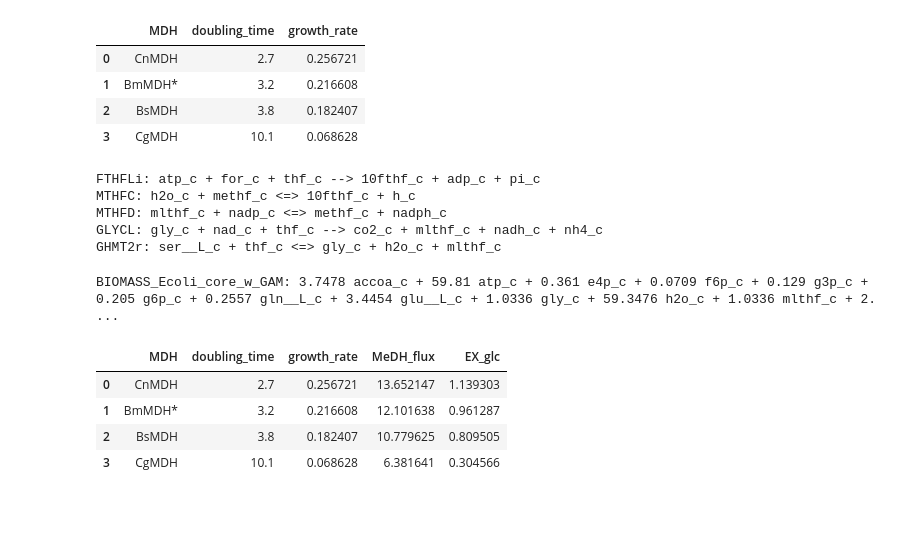
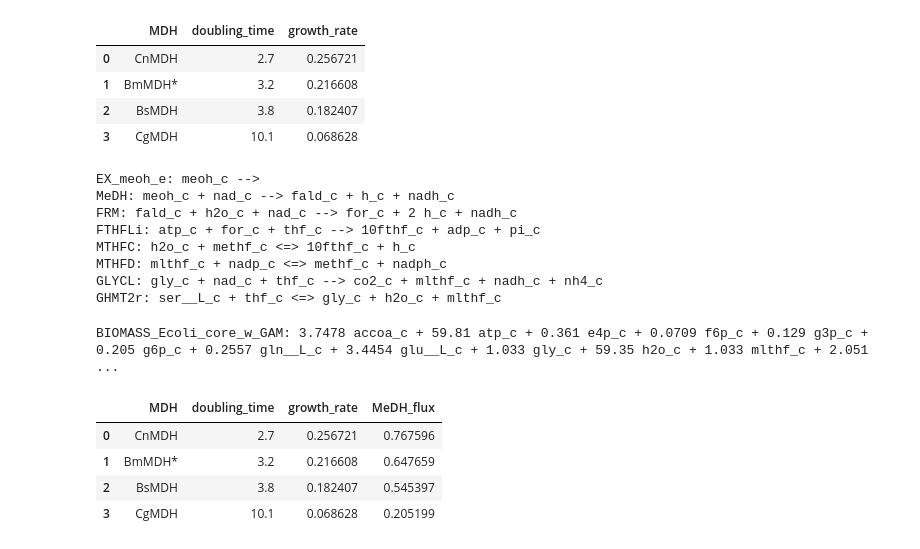
Before and after one commit to he-hai/PubSuppl, a Jupyter notebook: 2020_LPD/LPD_FBA.ipynb, the cells around one changed output. Cells and saved outputs as stored; diff of their text form; code cells hidden in the pictures; blank space fills up the shorter version.

```diff
--- a/2020_LPD/LPD_FBA.ipynb
+++ b/2020_LPD/LPD_FBA.ipynb
@@ -620,54 +579,60 @@ growth_MDH
 | 3 | CgMDH | 10.1 | 0.068628 |
 # %%
 # first build the model
-model_C1 = model_MDH.copy()
+model_C1 = model_wt.copy()
 full_model = cobra.io.load_json_model(r'..\0_ecoli_models\iML1515.json')
 
 newRxns = [
+    model_MDH.reactions.EX_meoh_e,
+    model_MDH.reactions.MeDH,
+    model_MDH.reactions.FRM,
     full_model.reactions.FTHFLi,  # formate-THF ligase
     full_model.reactions.MTHFC,   # Methenyltetrahydrofolate cyclohydrolase
     full_model.reactions.MTHFD,   # Methylenetetrahydrofolate dehydrogenase (NADP)
     full_model.reactions.GLYCL,   # GCV
-    full_model.reactions.GHMT2r  # GlyA
+    full_model.reactions.GHMT2r   # GlyA
 ]
+
 # to check the reactions
 for i in newRxns:
     print(i)
 # %% [output]
+EX_meoh_e: meoh_c -->
+MeDH: meoh_c + nad_c --> fald_c + h_c + nadh_c
+FRM: fald_c + h2o_c + nad_c --> for_c + 2 h_c + nadh_c
 FTHFLi: atp_c + for_c + thf_c --> 10fthf_c + adp_c + pi_c
 MTHFC: h2o_c + methf_c <=> 10fthf_c + h_c
 MTHFD: mlthf_c + nadp_c <=> methf_c + nadph_c
 GLYCL: gly_c + nad_c + thf_c --> co2_c + mlthf_c + nadh_c + nh4_c
 GHMT2r: ser__L_c + thf_c <=> gly_c + h2o_c + mlthf_c
 # %%
-newRxns[3].bounds = (-1000,1000)  # change GCV to be reversible
+newRxns[6].bounds = (-1000,1000)  # change GCV to be reversible
 model_C1.add_reactions(newRxns)   # add the new reactions to the model
 
 # update the biomass function by replacing 3pg to ser, gly and C1
 # from DOI 10.1021/acssynbio.8b00093
-model_C1.reactions.BIOMASS_Ecoli_core_w_GAM.build_reaction_from_string(
-    "0.4624 ser__L_c + 1.0336 gly_c + 1.0336 mlthf_c + 3.7478 accoa_c + 59.81 atp_c + 0.361 e4p_c + 0.0709 f6p_c + 0.129 g3p_c +    0.205 g6p_c + 0.2557 gln__L_c + 3.4454 glu__L_c + 59.3476 h2o_c + 2.051 nad_c + 13.0279 nadph_c + 1.7867 oaa_c + 0.5191 pep_c + 2.8328 pyr_c + 0.8977 r5p_c -> 59.81 adp_c + 2.6222 akg_c + 3.7478 coa_c + 58.314 h_c + 2.051 nadh_c + 13.0279 nadp_c + 58.314 pi_c + 1.0336 thf_c"
-)
+model_C1.reactions.BIOMASS_Ecoli_core_w_GAM.build_reaction_from_string("0.462 ser__L_c + 1.033 gly_c + 1.033 mlthf_c + 3.7478 accoa_c + 59.81 atp_c + 0.361 e4p_c + 0.0709 f6p_c + 0.129 g3p_c + 0.205 g6p_c + 0.2557 gln__L_c + 3.4454 glu__L_c + 59.35 h2o_c + 2.051 nad_c + 13.0279 nadph_c + 1.7867 oaa_c + 0.5191 pep_c + 2.8328 pyr_c + 0.8977 r5p_c -> 59.81 adp_c + 2.6222 akg_c + 3.7478 coa_c + 58.27 h_c + 2.051 nadh_c + 13.0279 nadp_c + 58.31 pi_c + 1.033 thf_c")
 print(model_C1.reactions.BIOMASS_Ecoli_core_w_GAM)
 # %% [output]
-BIOMASS_Ecoli_core_w_GAM: 3.7478 accoa_c + 59.81 atp_c + 0.361 e4p_c + 0.0709 f6p_c + 0.129 g3p_c + 0.205 g6p_c + 0.2557 gln__L_c + 3.4454 glu__L_c + 1.0336 gly_c + 59.3476 h2o_c + 1.0336 mlthf_c + 2. ...
+BIOMASS_Ecoli_core_w_GAM: 3.7478 accoa_c + 59.81 atp_c + 0.361 e4p_c + 0.0709 f6p_c + 0.129 g3p_c + 0.205 g6p_c + 0.2557 gln__L_c + 3.4454 glu__L_c + 1.033 gly_c + 59.35 h2o_c + 1.033 mlthf_c + 2.051  ...
 # %%
 # assuming glc uptake rate is -10.5 as WT
 with model_C1 as m:
     m.reactions.EX_glc__D_e.lower_bound = -10.5
     m.reactions.EX_meoh_e.lower_bound = -1000
     m.objective = 'MeDH'
-    m.objective_direction = 'max'
+    m.objective_direction = 'min'
     for i in range(len(growth_MDH)):
         gr = growth_MDH.loc[i,'growth_rate']
         m.reactions.BIOMASS_Ecoli_core_w_GAM.bounds = (gr, gr)
-        m.optimize()
-        growth_MDH.loc[i,'MeDH_flux'] = abs(m.reactions.MeDH.flux)  # in mmol/gCDW/h
+        # m.optimize()
+        cobra.flux_analysis.pfba(m)
+        growth_MDH.loc[i,'MeDH_flux'] = m.reactions.MeDH.flux  # in mmol/gCDW/h
 
 growth_MDH
 # %% [output]
-|  | MDH | doubling_time | growth_rate | MeDH_flux | EX_glc |
-| 0 | CnMDH | 2.7 | 0.256721 | 13.652147 | 1.139303 |
-| 1 | BmMDH* | 3.2 | 0.216608 | 12.101638 | 0.961287 |
-| 2 | BsMDH | 3.8 | 0.182407 | 10.779625 | 0.809505 |
-| 3 | CgMDH | 10.1 | 0.068628 | 6.381641 | 0.304566 |
+|  | MDH | doubling_time | growth_rate | MeDH_flux |
+| 0 | CnMDH | 2.7 | 0.256721 | 0.767596 |
+| 1 | BmMDH* | 3.2 | 0.216608 | 0.647659 |
+| 2 | BsMDH | 3.8 | 0.182407 | 0.545397 |
+| 3 | CgMDH | 10.1 | 0.068628 | 0.205199 |
```
Also changed, not shown: parts of 8 cells of this notebook.
